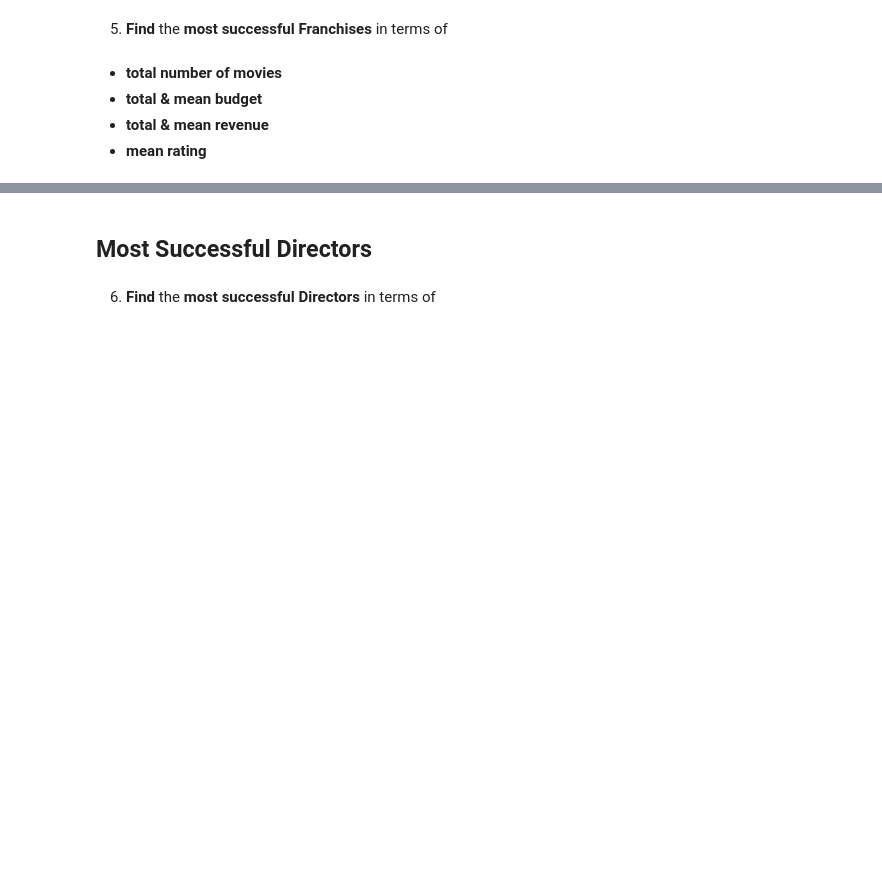
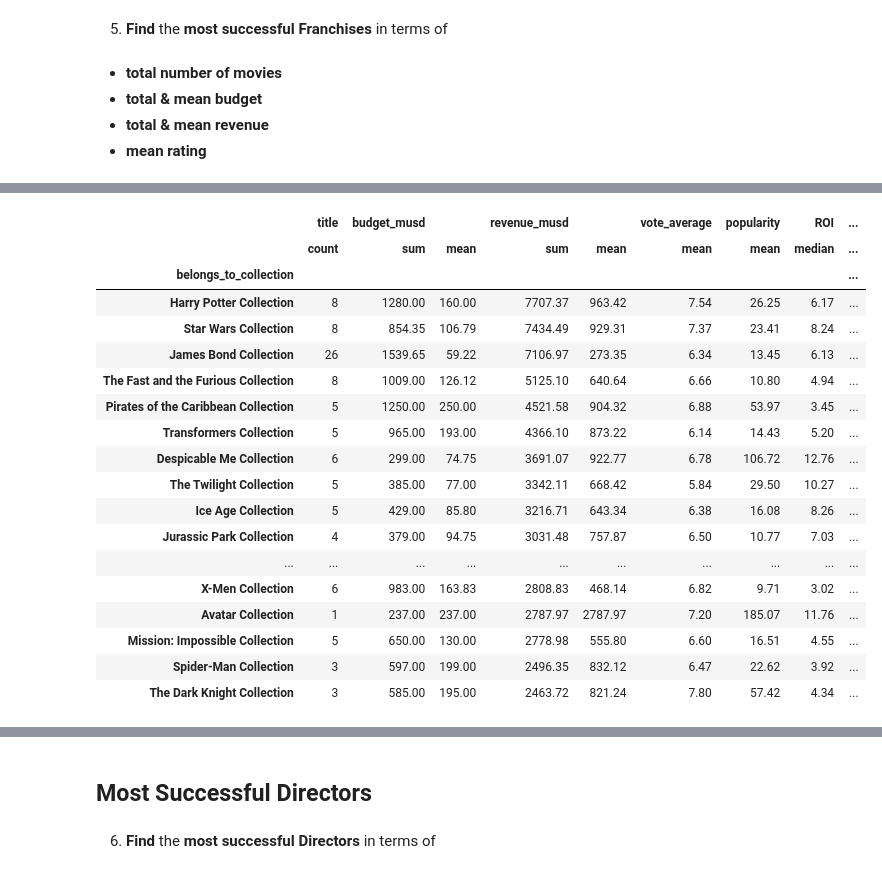
Before and after one commit to HunterKane/Movie-Data-Analysis-Project-1-, a Jupyter notebook: Project_01_Movie_Data_Analysis .ipynb, the cells around one changed output, grey strips where cells are left out. Saved outputs shown, nothing was run; the diff lists cells and outputs as text; code cells hidden in the pictures; blank space fills up the shorter version.

```diff
--- a/Project_01_Movie_Data_Analysis .ipynb
+++ b/Project_01_Movie_Data_Analysis .ipynb
@@ -717,0 +795,23 @@ df.groupby("Franchise").agg({"budget_musd":"mean","revenue_musd": "mean", "vote_
+# %%
+# Franchises with highest revenue
+franchises.nlargest(20, ("revenue_musd","sum"))
+# %% [output]
+|  | title | budget_musd |  | revenue_musd |  | vote_average | popularity | ROI | ... |
+|  | count | sum | mean | sum | mean | mean | mean | median | ... |
+| belongs_to_collection |  |  |  |  |  |  |  |  | ... |
+| Harry Potter Collection | 8 | 1280.00 | 160.00 | 7707.37 | 963.42 | 7.54 | 26.25 | 6.17 | ... |
+| Star Wars Collection | 8 | 854.35 | 106.79 | 7434.49 | 929.31 | 7.37 | 23.41 | 8.24 | ... |
+| James Bond Collection | 26 | 1539.65 | 59.22 | 7106.97 | 273.35 | 6.34 | 13.45 | 6.13 | ... |
+| The Fast and the Furious Collection | 8 | 1009.00 | 126.12 | 5125.10 | 640.64 | 6.66 | 10.80 | 4.94 | ... |
+| Pirates of the Caribbean Collection | 5 | 1250.00 | 250.00 | 4521.58 | 904.32 | 6.88 | 53.97 | 3.45 | ... |
+| Transformers Collection | 5 | 965.00 | 193.00 | 4366.10 | 873.22 | 6.14 | 14.43 | 5.20 | ... |
+| Despicable Me Collection | 6 | 299.00 | 74.75 | 3691.07 | 922.77 | 6.78 | 106.72 | 12.76 | ... |
+| The Twilight Collection | 5 | 385.00 | 77.00 | 3342.11 | 668.42 | 5.84 | 29.50 | 10.27 | ... |
+| Ice Age Collection | 5 | 429.00 | 85.80 | 3216.71 | 643.34 | 6.38 | 16.08 | 8.26 | ... |
+| Jurassic Park Collection | 4 | 379.00 | 94.75 | 3031.48 | 757.87 | 6.50 | 10.77 | 7.03 | ... |
+| ... | ... | ... | ... | ... | ... | ... | ... | ... | ... |
+| X-Men Collection | 6 | 983.00 | 163.83 | 2808.83 | 468.14 | 6.82 | 9.71 | 3.02 | ... |
+| Avatar Collection | 1 | 237.00 | 237.00 | 2787.97 | 2787.97 | 7.20 | 185.07 | 11.76 | ... |
+| Mission: Impossible Collection | 5 | 650.00 | 130.00 | 2778.98 | 555.80 | 6.60 | 16.51 | 4.55 | ... |
+| Spider-Man Collection | 3 | 597.00 | 199.00 | 2496.35 | 832.12 | 6.47 | 22.62 | 3.92 | ... |
+| The Dark Knight Collection | 3 | 585.00 | 195.00 | 2463.72 | 821.24 | 7.80 | 57.42 | 4.34 | ... |
```
Also changed, not shown: parts of 27 cells of this notebook.
